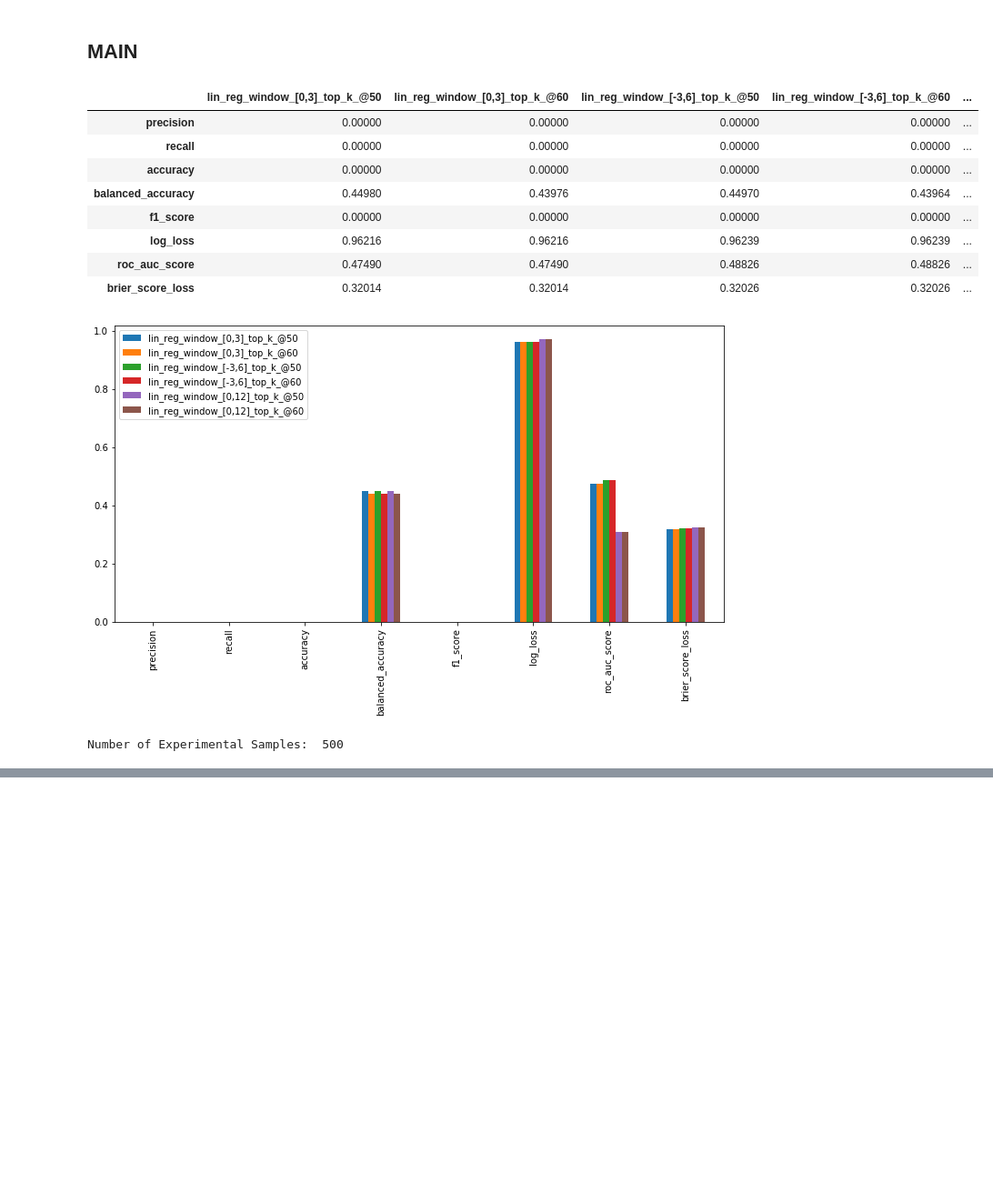
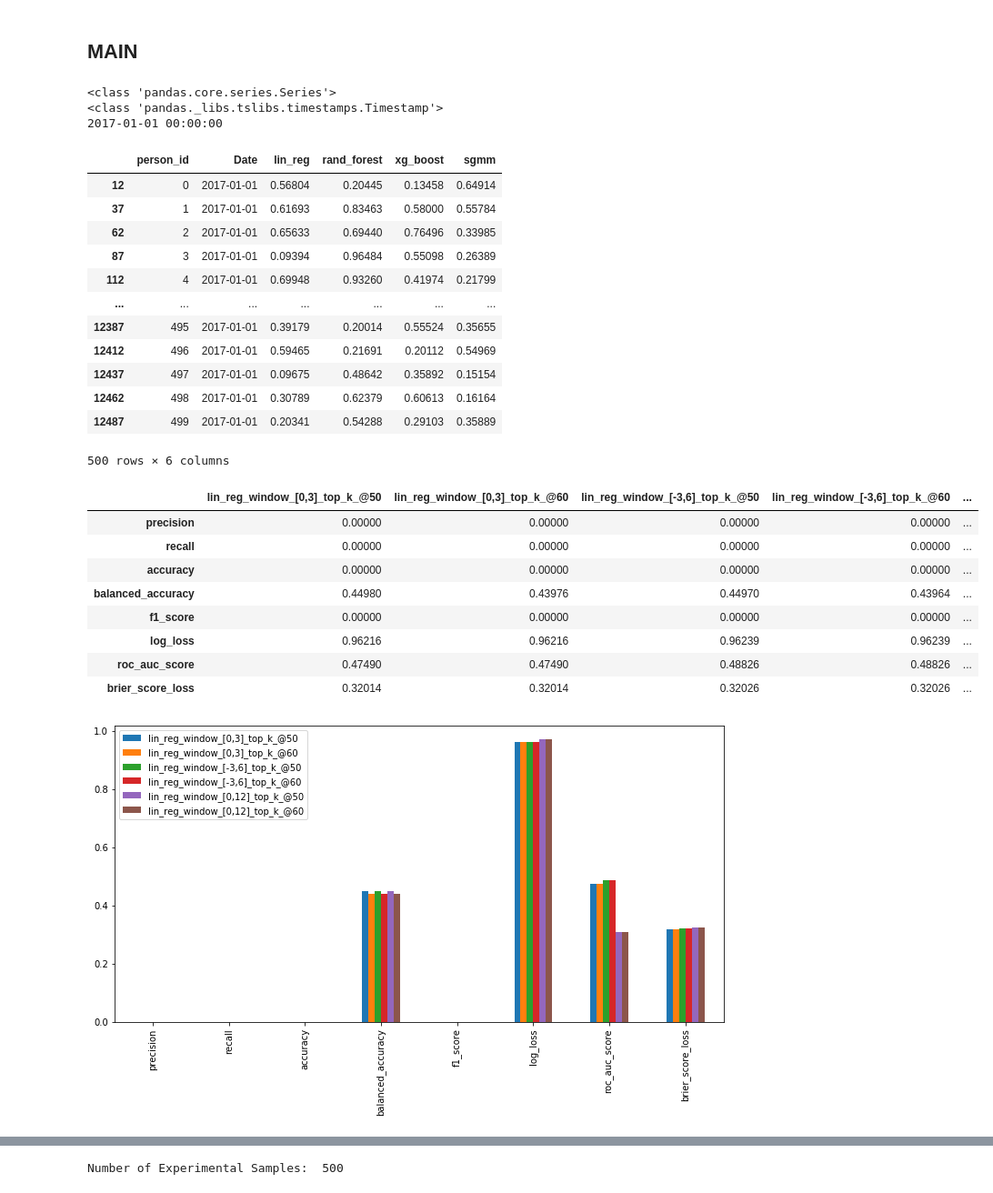
Before and after one commit to nafis-neehal/CDPHP_Evaluation, a Jupyter notebook: notebooks/Evaluation_2.ipynb, the cells around one changed output, grey strips where cells are left out. Shown at 91% size. Saved outputs shown, nothing was run; the diff lists cells and outputs as text; code cells hidden in the pictures; blank space fills up the shorter version.

```diff
--- a/notebooks/Evaluation_2.ipynb
+++ b/notebooks/Evaluation_2.ipynb
@@ -39,6 +39,7 @@ def load_configurations():
             'id_column': 'person_id',
             'id_format': int,
             'date_column': 'Date',
+            'date_format': 'datetime', #options: 'ym', 'y-m-d', datetime
             'start_date': '2016-01-01', #first month is January 2016
             'end_date': '2018-01-01', #last month is December 2017
             'model_columns': ['lin_reg', 'rand_forest', 'xg_boost', 'sgmm'],
@@ -55,6 +56,7 @@ def load_configurations():
             'id_column': 'person_id',
             'id_format': int,
             'date_column': 'Date',
+            'date_format': 'datetime', #options: 'ym', 'y-m-d', datetime
             'day_to_evaluate': 1 #evaluate on day 1 of each month
         }
 
@@ -67,7 +69,7 @@ def load_configurations():
             'top_k': [50, 60],
             'window': [[0,3], [-3,6], [0,12]],
             'eval_date': pd.to_datetime(dt.date(2017,1,1)),
-            'eval_method': 'top_k'
+            'eval_method': 'top_k' #options: 'top_k' or 'thresholding'
         }
 
     return c_p, c_r, c_e
@@ -187,30 +224,40 @@ class Score:
 # %% [markdown]
 <H3> Evaluation </H3>
 # %%
-#pd.to_Datetime(anything) = create datetime object
-#datetime.strptime(string) -> datetime object
-#datetime.strftime(datetime) -> string in different formats
-
 def evaluate(c_p, c_r, c_e):
 
     eval_method = c_e['eval_method']
 
-    referral = convert_dates_ref(c_r)
-    prediction = pd.read_csv(c_p['dir'] + c_p['file'])
+    referral = pd.read_csv(c_r['dir'] + c_r['file'])
+    ref_copy = referral.copy()
 
-    ref_copy = referral.copy()
-    pred_copy = prediction.copy()
+    #convert_dates_ref(c_r)
+    if c_r['date_format']=='ym':
+        ref_copy = ym_to_datetime(c_r, ref_copy) #datetime
+    else:
+        ref_copy[c_r['date_column']] = pd.to_datetime(ref_copy[c_r['date_column']])
+        ref_copy = convert_dates_ref(ref_copy, c_r)
 
     ref_copy['target'] = pd.Series(np.ones(c_r['number_of_samples'], dtype=float))
-    ref_copy[c_r['date_column']] = pd.to_datetime(ref_copy[c_r['date_column']])
     ref_copy = ref_copy.pivot_table(index=c_r['id_column'], columns=c_r['date_column'], values='target', aggfunc='sum')
     ref_copy = ref_copy.fillna(0)
 
-    #ref_copy has (1,4,6,8,9,11,12 in 2017 months), don't worry
     #now both pred_copy['Date'] and ref_copy['Date'] is in Datetime format instead of previous String format
 
-    pred_copy[c_p['date_column']] = pd.to_datetime(pred_copy[c_p['date_column']])
+    prediction = pd.read_csv(c_p['dir'] + c_p['file'])
+    pred_copy = prediction.copy()
+
+    #change date from ym to ymd here
+    if c_p['date_format']=='ym':
+        pred_copy = ym_to_datetime(c_p, prediction) #datetime
+    else:
+        pred_copy[c_p['date_column']] = pd.to_datetime(pred_copy[c_p['date_column']])
+
+    #now both ref_copy and pred_copy are datetime
+
     pred_copy = pred_copy.loc[pred_copy[c_p['date_column']]==c_e['eval_date']]
+
+    display(pred_copy)
 
     all_model_evaluations = {} #{'model_name':score class object for that model}
 
@@ -352,25 +399,40 @@ def present_evaluation(c_e, all_model_evaluations, visual=False, save=False):
 # %% [markdown]
 <H2> MAIN </H2>
 # %%
-pd.set_option('display.max_rows', None)
+#pd.set_option('display.max_rows', None)
 if __name__ == "__main__":
     c_p, c_r, c_e = load_configurations()
-    generate_synthetic_ground_truth_data(c_p, c_r)
-    generate_synthetic_prediction_data(c_p)
+    #generate_synthetic_ground_truth_data(c_p, c_r)
+    #generate_synthetic_prediction_data(c_p)
     all_model_evaluations = evaluate(c_p, c_r, c_e)
 
     #keep visual=True if you want to see data + plots
     #keep save=True if you want to save the data into a CSV file
     present_evaluation(c_e, all_model_evaluations, visual=True, save=True)
 # %% [output]
+<class 'pandas.core.series.Series'>
+<class 'pandas._libs.tslibs.timestamps.Timestamp'>
+2017-01-01 00:00:00
-|  | lin_reg_window_[0,3]_top_k_@50 | lin_reg_window_[0,3]_top_k_@60 | lin_reg_window_[-3,6]_top_k_@50 | lin_reg_window_[-3,6]_top_k_@60 | ... |
-| precision | 0.00000 | 0.00000 | 0.00000 | 0.00000 | ... |
-| recall | 0.00000 | 0.00000 | 0.00000 | 0.00000 | ... |
-| accuracy | 0.00000 | 0.00000 | 0.00000 | 0.00000 | ... |
-| balanced_accuracy | 0.44980 | 0.43976 | 0.44970 | 0.43964 | ... |
-| f1_score | 0.00000 | 0.00000 | 0.00000 | 0.00000 | ... |
-| log_loss | 0.96216 | 0.96216 | 0.96239 | 0.96239 | ... |
-| roc_auc_score | 0.47490 | 0.47490 | 0.48826 | 0.48826 | ... |
-| brier_score_loss | 0.32014 | 0.32014 | 0.32026 | 0.32026 | ... |
+|  | person_id | Date | lin_reg | rand_forest | xg_boost | sgmm |
+| 12 | 0 | 2017-01-01 | 0.56804 | 0.20445 | 0.13458 | 0.64914 |
+| 37 | 1 | 2017-01-01 | 0.61693 | 0.83463 | 0.58000 | 0.55784 |
+| 62 | 2 | 2017-01-01 | 0.65633 | 0.69440 | 0.76496 | 0.33985 |
+| 87 | 3 | 2017-01-01 | 0.09394 | 0.96484 | 0.55098 | 0.26389 |
+| 112 | 4 | 2017-01-01 | 0.69948 | 0.93260 | 0.41974 | 0.21799 |
+| ... | ... | ... | ... | ... | ... | ... |
+| 12387 | 495 | 2017-01-01 | 0.39179 | 0.20014 | 0.55524 | 0.35655 |
+| 12412 | 496 | 2017-01-01 | 0.59465 | 0.21691 | 0.20112 | 0.54969 |
+| 12437 | 497 | 2017-01-01 | 0.09675 | 0.48642 | 0.35892 | 0.15154 |
+| 12462 | 498 | 2017-01-01 | 0.30789 | 0.62379 | 0.60613 | 0.16164 |
+| 12487 | 499 | 2017-01-01 | 0.20341 | 0.54288 | 0.29103 | 0.35889 |
+500 rows × 6 columns
+|  | lin_reg_window_[0,3]_top_k_@50 | lin_reg_window_[0,3]_top_k_@60 | lin_reg_window_[-3,6]_top_k_@50 | lin_reg_window_[-3,6]_top_k_@60 | ... |
+| precision | 0.00000 | 0.00000 | 0.00000 | 0.00000 | ... |
+| recall | 0.00000 | 0.00000 | 0.00000 | 0.00000 | ... |
+| accuracy | 0.00000 | 0.00000 | 0.00000 | 0.00000 | ... |
+| balanced_accuracy | 0.44980 | 0.43976 | 0.44970 | 0.43964 | ... |
+| f1_score | 0.00000 | 0.00000 | 0.00000 | 0.00000 | ... |
+| log_loss | 0.96216 | 0.96216 | 0.96239 | 0.96239 | ... |
+| roc_auc_score | 0.47490 | 0.47490 | 0.48826 | 0.48826 | ... |
+| brier_score_loss | 0.32014 | 0.32014 | 0.32026 | 0.32026 | ... |
 [figure]
-Number of Experimental Samples:  500
@@ -385,0 +439 @@ Number of Experimental Samples:  500
+Number of Experimental Samples:  500
```
Also changed, not shown: parts of 6 cells of this notebook, 2 other files.
